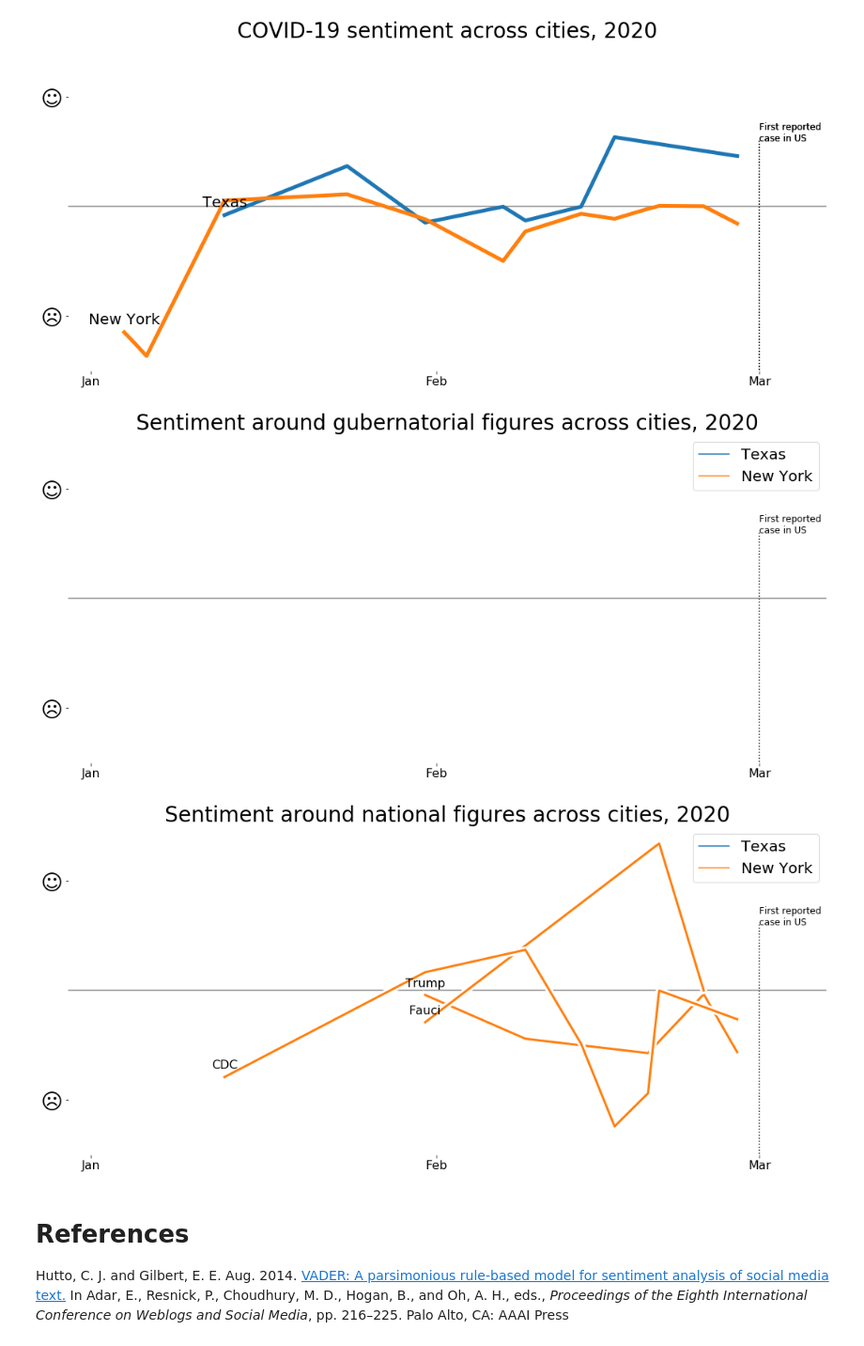
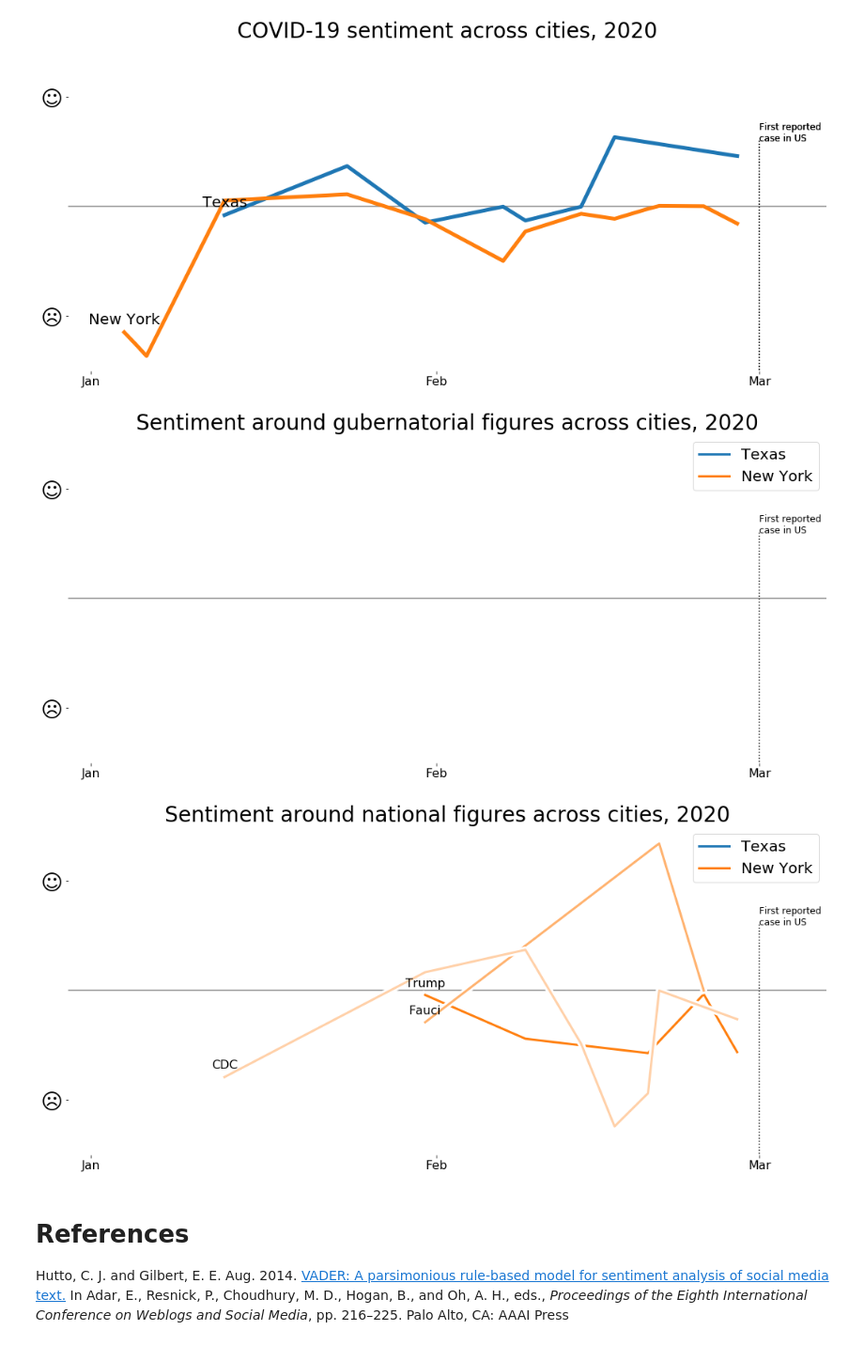
Before and after one commit to jgodin21/project_5, a Jupyter notebook: code/SentimentAnalyzer.ipynb, the cells around one changed output. Shown at 94% size. Saved outputs shown, nothing was run; the diff lists cells and outputs as text; code cells hidden in the pictures.

Commit message:
Different colors in keyword graphs

```diff
--- a/code/SentimentAnalyzer.ipynb
+++ b/code/SentimentAnalyzer.ipynb
@@ -170,12 +170,13 @@ for label, keywords in {
     for city in cities:
 
         # So the colors get added to the legend
-        plt.plot(0, 0, color=colors[city], label=city)
+        plt.plot(0, 0, color=colors[city], label=city, linewidth=3)
 
         # Gather data
         subset = covid[covid["city"] == city]
         subset_mean = subset.groupby(subset["time"].dt.date).mean()
 
+        alpha = 1
         for keyword in keywords:
             # Gather data
             subset = covid[
@@ -190,35 +191,37 @@ for label, keywords in {
                 # so when they overlap it will be clearer which is which.
                 ax.plot(
                     subset_mean.index,
                     subset_mean["compound"] * 100,
                     linewidth = 9,
                     color = "white",
                     label = ""
                 );
                 # The actual plotlines
                 ax.plot(
                     subset_mean.index,
                     subset_mean["compound"] * 100,
                     linewidth = 3,
                     color = colors[city],
+                    alpha = alpha,
                     label = ""
                 );
                 # Annotations
                 ax.text(
                     x = subset_mean.index[0],
                     y = subset_mean["compound"][0] * 100 + 5,
                     s = keyword,
                     fontsize = 16,
                     horizontalalignment = "center"
                 )
+                alpha *= 0.6
 
     plt_add_events(ax, events)
     i += 1
 
     ax.legend(fontsize=20);
 # %% [output]
-[figure, old version]
+[figure, new version]
-[figure, old version]
+[figure, new version]
 # %% [markdown]
 # References
 
```
